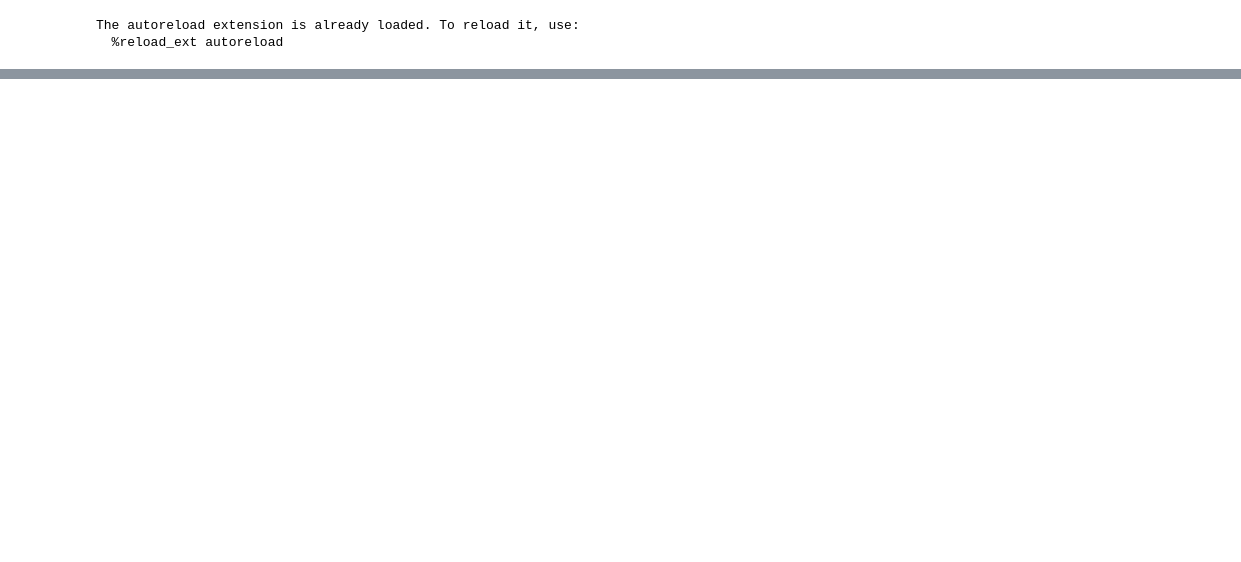
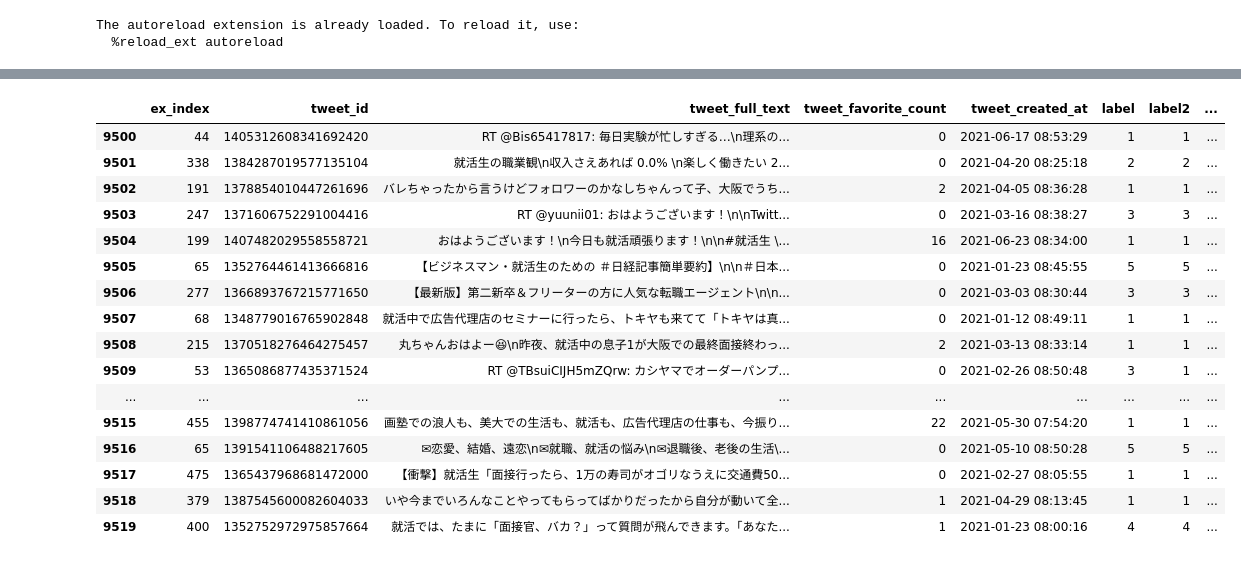
Before and after one commit to YutoTakaki0626/RESEARCH-jobhunting-datasets, a Jupyter notebook: work_space.ipynb, the cells around one changed output, grey strips where cells are left out. Saved outputs shown, nothing was run; the diff lists cells and outputs as text; code cells hidden in the pictures; blank space fills up the shorter version.

```diff
--- a/work_space.ipynb
+++ b/work_space.ipynb
@@ -19,6 +19,8 @@ def loadJoblib(fileName):
     with open(fileName, mode="rb") as f:
         return joblib.load(f)
 
-df = loadJoblib('data_label/00500_00999.joblib')
+df = loadJoblib('data_label_fin2/09500_09999.joblib') # 変更行
 texts = df['tweet_full_text'].tolist()
-df['label'] = 0
+df['finlabel'] = 0
+
+df.head(2)
@@ -25,15 +30,0 @@ df['label'] = 0
-# %%
-start = 500
-end = 999
-
-for i in range(start, end+1, 1):
-    print('-' * 30)
-    print(f'□　□　□ 現在{i}個目の作業です！！\n')
-    print(f'ツイート本文：\n {texts[i - 500]}')
-    lbl = int(input('\nどのラベルに分類しますか'))
-    df.loc[i, 'label'] = lbl
-    print('-' * 30)
-
-dumpJoblib('data_label_fin/00000_00499.joblib', df)
-
-print('\n\n\n 保存完了　\n\n\n\n\n\n\n')
@@ -63,0 +31,20 @@ print('\n\n\n 保存完了　\n\n\n\n\n\n\n')
+# %%
+standard = 9500 # 変更行
+start = 9500 # 変更行
+end = 9999 # 変更行
+
+for i in range(start, end+1, 1):
+    if df.loc[i, 'label'] == df.loc[i, 'label2']:
+        df.loc[i, 'finlabel'] = df.loc[i, 'label']
+    else:
+        print('-' * 30)
+        print(f'□　□　□ 現在{i}個目の作業です！！\n')
+        print('1回目のラベル:{}   2回目のラベル：{}'.format(df.loc[i, 'label'],df.loc[i, 'label2']))
+        print(f'ツイート本文：\n {texts[i - standard]}')
+        lbl = int(input('\nどのラベルに分類しますか'))
+        df.loc[i, 'finlabel'] = lbl
+        print('-' * 30)
+
+dumpJoblib(f'data_label_fin3/09500_09999.joblib', df) # 変更行
+
+print('\n\n\n 保存完了　\n\n\n\n\n\n\n')
@@ -78,0 +78,20 @@ Name: label, Length: 603, dtype: float64
+# %%
+df.head(20)
+# %% [output]
+|  | ex_index | tweet_id | tweet_full_text | tweet_favorite_count | tweet_created_at | label | label2 | ... |
+| 9500 | 44 | 1405312608341692420 | RT @Bis65417817: 毎日実験が忙しすぎる…\n理系の... | 0 | 2021-06-17 08:53:29 | 1 | 1 | ... |
+| 9501 | 338 | 1384287019577135104 | 就活生の職業観\n収入さえあれば 0.0% \n楽しく働きたい 2... | 0 | 2021-04-20 08:25:18 | 2 | 2 | ... |
+| 9502 | 191 | 1378854010447261696 | バレちゃったから言うけどフォロワーのかなしちゃんって子、大阪でうち... | 2 | 2021-04-05 08:36:28 | 1 | 1 | ... |
+| 9503 | 247 | 1371606752291004416 | RT @yuunii01: おはようございます！\n\nTwitt... | 0 | 2021-03-16 08:38:27 | 3 | 3 | ... |
+| 9504 | 199 | 1407482029558558721 | おはようございます！\n今日も就活頑張ります！\n\n#就活生 \... | 16 | 2021-06-23 08:34:00 | 1 | 1 | ... |
+| 9505 | 65 | 1352764461413666816 | 【ビジネスマン・就活生のための ＃日経記事簡単要約】\n\n＃日本... | 0 | 2021-01-23 08:45:55 | 5 | 5 | ... |
+| 9506 | 277 | 1366893767215771650 | 【最新版】第二新卒＆フリーターの方に人気な転職エージェント\n\n... | 0 | 2021-03-03 08:30:44 | 3 | 3 | ... |
+| 9507 | 68 | 1348779016765902848 | 就活中で広告代理店のセミナーに行ったら、トキヤも来てて「トキヤは真... | 0 | 2021-01-12 08:49:11 | 1 | 1 | ... |
+| 9508 | 215 | 1370518276464275457 | 丸ちゃんおはよー😆\n昨夜、就活中の息子1が大阪での最終面接終わっ... | 2 | 2021-03-13 08:33:14 | 1 | 1 | ... |
+| 9509 | 53 | 1365086877435371524 | RT @TBsuiCIJH5mZQrw: カシヤマでオーダーパンプ... | 0 | 2021-02-26 08:50:48 | 3 | 1 | ... |
+| ... | ... | ... | ... | ... | ... | ... | ... | ... |
+| 9515 | 455 | 1398774741410861056 | 画塾での浪人も、美大での生活も、就活も、広告代理店の仕事も、今振り... | 22 | 2021-05-30 07:54:20 | 1 | 1 | ... |
+| 9516 | 65 | 1391541106488217605 | ✉恋愛、結婚、遠恋\n✉就職、就活の悩み\n✉退職後、老後の生活\... | 0 | 2021-05-10 08:50:28 | 5 | 5 | ... |
+| 9517 | 475 | 1365437968681472000 | 【衝撃】就活生「面接行ったら、1万の寿司がオゴリなうえに交通費50... | 0 | 2021-02-27 08:05:55 | 1 | 1 | ... |
+| 9518 | 379 | 1387545600082604033 | いや今までいろんなことやってもらってばかりだったから自分が動いて全... | 1 | 2021-04-29 08:13:45 | 1 | 1 | ... |
+| 9519 | 400 | 1352752972975857664 | 就活では、たまに「面接官、バカ？」って質問が飛んできます。「あなた... | 1 | 2021-01-23 08:00:16 | 4 | 4 | ... |
```
Also changed, not shown: parts of 4 cells of this notebook, 3 other files.
